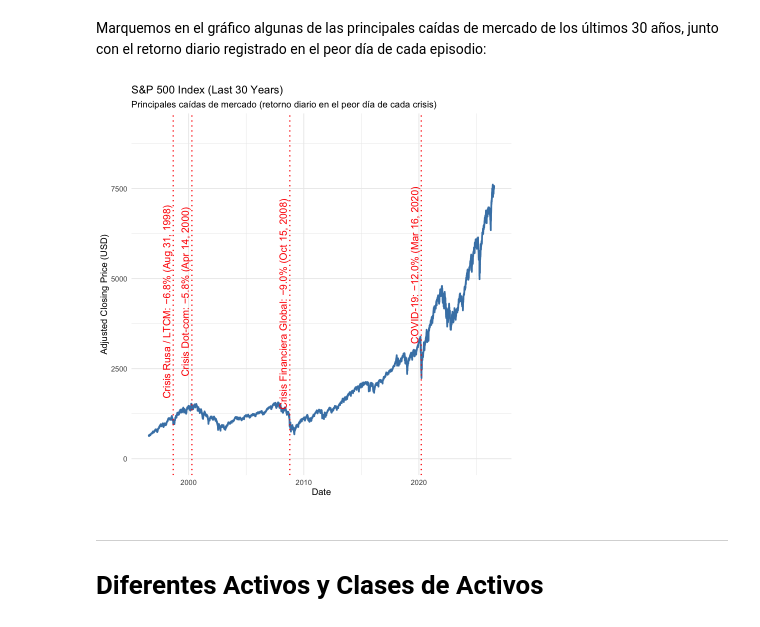
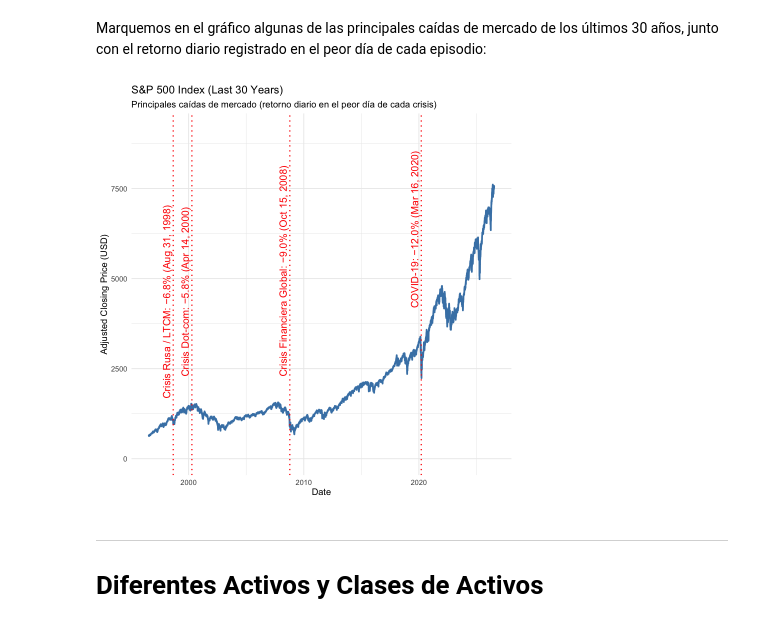
Before and after one commit to fdiaz1968/Finance-MBA, a Jupyter notebook: docs/clases/1_Riesgo_Retorno_R.ipynb, the cells around one changed output. Cells and saved outputs as stored; diff of their text form; code cells hidden in the pictures.

Commit message:
Raise the 2008 and COVID-19 label heights on the crash chart
There was unused headroom below the ceiling for these two; moved them up for better visual balance while confirming neither clips.

Co-Authored-By: Claude Sonnet 5 <noreply@anthropic.com>

```diff
--- a/docs/clases/1_Riesgo_Retorno_R.ipynb
+++ b/docs/clases/1_Riesgo_Retorno_R.ipynb
@@ -354,35 +354,35 @@ crash_events <- tibble(
   date  = as.Date(c("1998-08-31", "2000-04-14", "2008-10-15", "2020-03-16")),
   event = c("Crisis Rusa / LTCM", "Crisis Dot-com", "Crisis Financiera Global", "COVID-19"),
   ret   = c(-0.0680, -0.0583, -0.0903, -0.1198),
-  y_frac = c(0.22, 0.30, 0.18, 0.42)
+  y_frac = c(0.22, 0.30, 0.30, 0.55)
 )
 
 y_top <- max(sp500_data$adjusted, na.rm = TRUE)
 
 crash_events <- crash_events |>
   mutate(
     label = sprintf("%s: −%.1f%% (%s)", event, abs(ret) * 100, format(date, "%b %d, %Y")),
     y_pos = y_frac * y_top
   )
 
 sp500_data |>
   ggplot(aes(x = date, y = adjusted)) +
   geom_line(color = "steelblue", linewidth = 1) +
   geom_vline(data = crash_events, aes(xintercept = date),
              color = "red", linetype = "dotted", linewidth = 0.7) +
   geom_text(data = crash_events,
             aes(x = date, y = y_pos, label = label),
             color = "red", angle = 90, hjust = 0, vjust = -0.4, size = 4.3) +
   scale_y_continuous(limits = c(0, y_top * 1.20)) +
   labs(
     title = "S&P 500 Index (Last 30 Years)",
     subtitle = "Principales caídas de mercado (retorno diario en el peor día de cada crisis)",
     x = "Date",
     y = "Adjusted Closing Price (USD)"
   ) +
   theme_minimal()
 # %% [output]
-[figure, old version]
+[figure, new version]
 # %% [markdown]
 ---
 # Diferentes Activos y Clases de Activos
```
